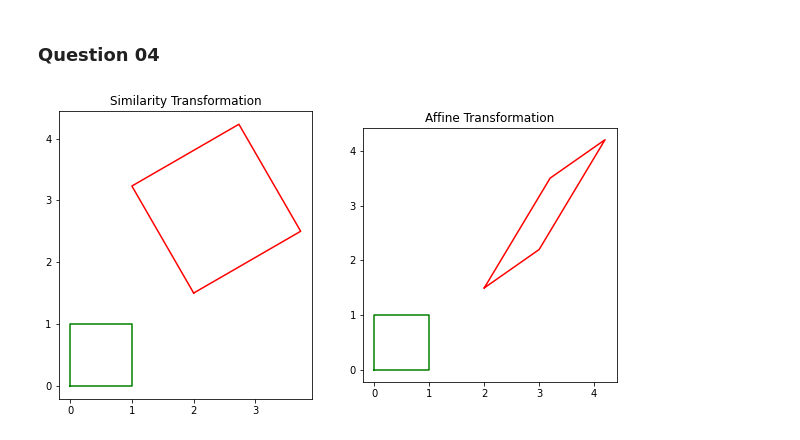
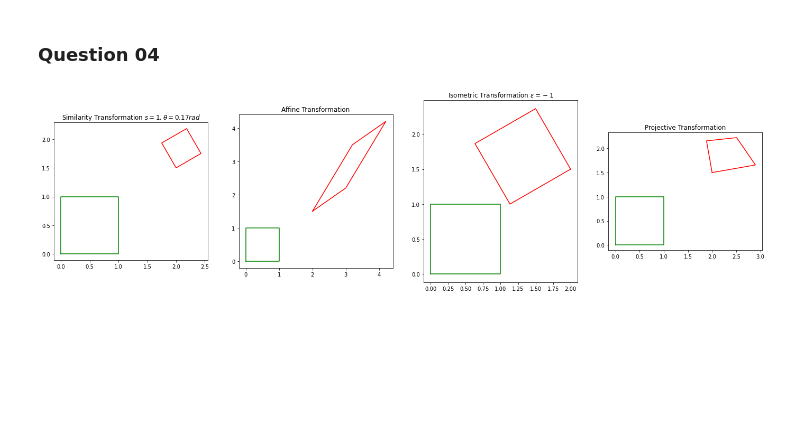
Before and after one commit to dakshinatharindu/Image-Processing, a Jupyter notebook: Excercise-06/190622R_excercise_06.ipynb, the cells around one changed output. Drawn from its saved outputs; the diff is of its cells as text; code cells hidden in the pictures; blank space fills up the shorter version.

```diff
--- a/Excercise-06/190622R_excercise_06.ipynb
+++ b/Excercise-06/190622R_excercise_06.ipynb
@@ -105,29 +105,44 @@ x = 29.0, y = 109.0, scale = 1.0, orientation = 0.0, p1 = (4, 76), p2 = (54, 141
 # %%
 a, b, c, d = [0, 0 ,1], [0, 1, 1], [1, 1, 1], [1, 0, 1]
 X = np.array([a,b,c,d]).T
 
 theta = np.pi*30/180
-s=2
+s=0.5
 tx, ty = 2, 1.5
 H = np.array([[s*np.cos(theta), -s*np.sin(theta), tx], [s*np.sin(theta), s*np.cos(theta), ty], [0, 0, 1]])
 
 a11, a12, a21, a22 = 1, 1.2, 0.7, 2
 A = np.array([[a11, a12, tx], [a21, a22, ty], [0, 0, 1]])
-Transformations = np.array([H, A])
-names = ["Similarity Transformation", "Affine Transformation"]
-fig, ax = plt.subplots(1, 2, figsize=(10, 10))
-for i in range(2):
+
+epsilon = -1
+I = np.array([[epsilon*np.cos(theta), -np.sin(theta), tx], [epsilon*np.sin(theta), np.cos(theta), ty], [0, 0, 1]])
+
+theta = np.pi*10/180
+s=1
+tx, ty = 2, 1.5
+S = np.array([[s*np.cos(theta), -s*np.sin(theta), tx], [s*np.sin(theta), s*np.cos(theta), ty], [0, 0, 1]])
+k, lamd, v1, v2, v = 0, 1, 0.1, 0.5, 1
+K = np.array([[1, k, 0], [0, 1, 0], [0, 0, 1]])
+L = np.array([[lamd, 0, 0], [0, 1/lamd, 0], [0, 0, 1]])
+V = np.array([[1, 0, 0], [0, 1, 0], [v1, v2, v]])
+P = S @ K @ L @ V
+
+
+Transformations = np.array([H, A, I, P])
+names = [r"Similarity Transformation $s = {}, \theta = {:.2f} rad$".format(s, theta), "Affine Transformation", r"Isometric Transformation $\epsilon = {:d}$".format(epsilon), "Projective Transformation"]
+fig, ax = plt.subplots(1, 4, figsize=(24, 20))
+for i in range(4):
     Y = Transformations[i] @ X
     x = np.append(X[0,:], X[0,0])
     y = np.append(X[1,:], X[1,0])
-    x_ = np.append(Y[0,:], Y[0,0])
-    y_ = np.append(Y[1,:], Y[1,0])
+    x_ = np.append(Y[0,:], Y[0,0]) / np.append(Y[2,:], Y[2,0])
+    y_ = np.append(Y[1,:], Y[1,0]) / np.append(Y[2,:], Y[2,0])
 
     ax[i].plot(x, y, color='g')
     ax[i].set_aspect('equal')
     ax[i].plot(x_, y_, color='r')
     ax[i].set_aspect('equal')
     ax[i].set_title(names[i])
 plt.show()
 # %% [output]
-[figure, old version]
+[figure, new version]
```
